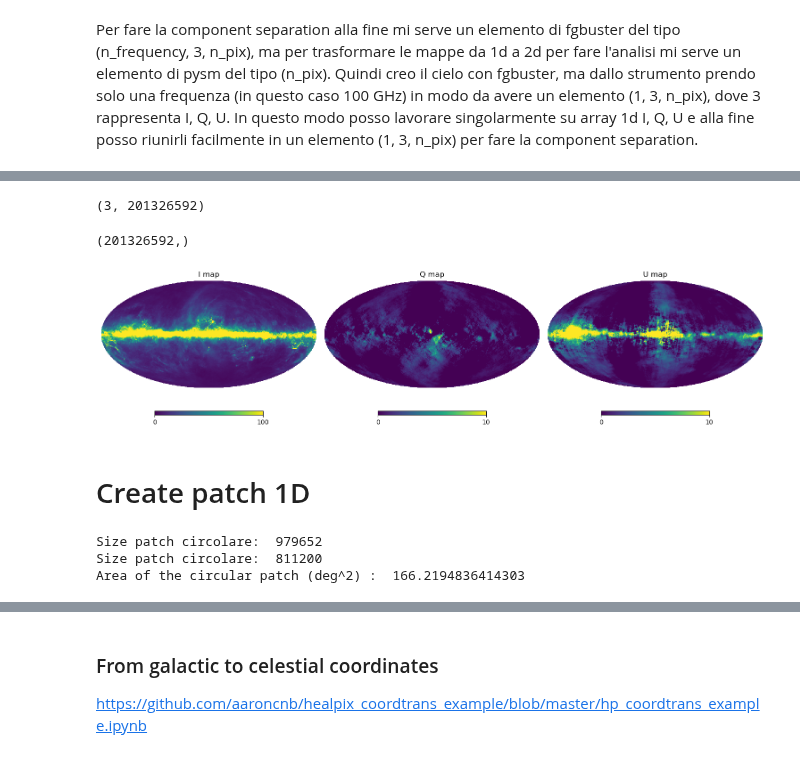
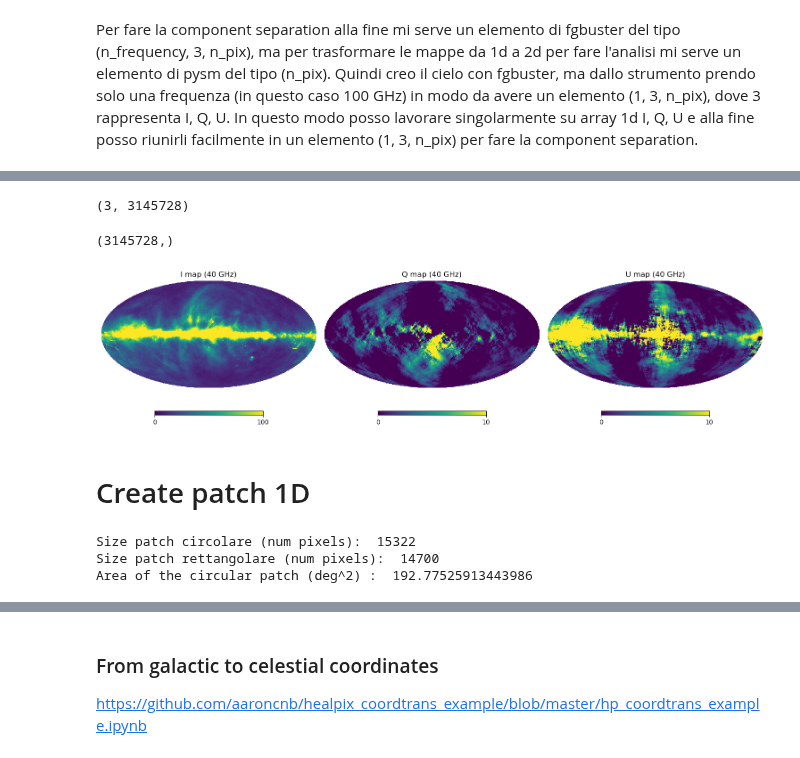
Before and after one commit to racheleguidettii/MastersThesis, a Jupyter notebook: Patch_create.ipynb, the cells around one changed output, grey strips where cells are left out. Saved outputs shown, nothing was run; the diff lists cells and outputs as text; code cells hidden in the pictures.

```diff
--- a/Patch_create.ipynb
+++ b/Patch_create.ipynb
@@ -22,11 +20,11 @@ Nei notebook scritti fino ad ora, i pixel avevano size = 0.5 arcmin. Purtroppo i
 # %%
-nside = 4096
+nside = 512 #64
 
 #Give pixel area given nside in square radians or square degrees.
-pix_area_deg = hp.pixelfunc.nside2pixarea(4096, degrees=True) # degrees
+pix_area_deg = hp.pixelfunc.nside2pixarea(nside, degrees=True) # degrees
 pix_size_deg = np.sqrt(pix_area_deg) # degrees
 pix_size = pix_size_deg *60 #arcmin
 pix_size
 
-print(f"With nside = {nside}, the pixel size is {pix_size} arcmin")
+print(f"With nside = {nside}, the pixel size is {pix_size} arcmin ({pix_size_deg} degrees)")
 # %% [output]
@@ -34,6 +32,6 @@ With nside = 4096, the pixel size is 0.8588716029543514 arcmin
 # %%
 # pysm sky
-sky = pysm3.Sky(nside=4096, preset_strings=["d1", "s1"])
+sky = pysm3.Sky(nside=nside, preset_strings=["d1", "s1"])
 # %% [markdown]
 ## Sky - fgbuster
 # %% [markdown]
@@ -51,6 +39,6 @@ Per fare la component separation alla fine mi serve un elemento di fgbuster del
 # %%
 instrument = get_instrument('LiteBIRD')
 
-sky_fgb    = get_observation(instrument, sky , nside=4096,noise=False, unit='uK_CMB')
+sky_fgb    = get_observation(instrument, sky , nside=nside,noise=False, unit='uK_CMB')
 print(np.shape(sky_fgb))
 # %% [output]
@@ -58,26 +65,22 @@ print(np.shape(sky_fgb))
 # %%
 # seleziono solo alcune frequenze (8 su 15) altrimenti ci mette tantissimo
 mappa40  = sky_fgb[0, :, :]
-mappa60  = sky_fgb[2, :, :]
 mappa68  = sky_fgb[3, :, :]
 mappa78  = sky_fgb[4, :, :]
-mappa89  = sky_fgb[5, :, :]
 mappa100 = sky_fgb[6, :, :]
-mappa119 = sky_fgb[7, :, :]
 mappa140 = sky_fgb[8, :, :]
+mappa195 = sky_fgb[10, :, :]
+mappa280 = sky_fgb[12, :, :]
+mappa402 = sky_fgb[14, :, :]
 
 
-np.shape(mappa60)
+np.shape(mappa40)
 # %% [output]
-(3, 201326592)
+(3, 3145728)
 # %%
 I_map40 = mappa40[0,:]
 Q_map40 = mappa40[1,:]
 U_map40 = mappa40[2,:]
-
-I_map60 = mappa60[0,:]
-Q_map60 = mappa60[1,:]
-U_map60 = mappa60[2,:]
 
 I_map68 = mappa68[0,:]
 Q_map68 = mappa68[1,:]
@@ -87,32 +90,36 @@ I_map78 = mappa78[0,:]
 Q_map78 = mappa78[1,:]
 U_map78 = mappa78[2,:]
 
-I_map89 = mappa89[0,:]
-Q_map89 = mappa89[1,:]
-U_map89 = mappa89[2,:]
-
 I_map100 = mappa100[0,:]
 Q_map100 = mappa100[1,:]
 U_map100 = mappa100[2,:]
-
-I_map119 = mappa119[0,:]
-Q_map119 = mappa119[1,:]
-U_map119 = mappa119[2,:]
 
 I_map140 = mappa140[0,:]
 Q_map140 = mappa140[1,:]
 U_map140 = mappa140[2,:]
 
-np.shape(I_map60)
+I_map195 = mappa195[0,:]
+Q_map195 = mappa195[1,:]
+U_map195 = mappa195[2,:]
+
+I_map280 = mappa280[0,:]
+Q_map280 = mappa280[1,:]
+U_map280 = mappa280[2,:]
+
+I_map402 = mappa402[0,:]
+Q_map402 = mappa402[1,:]
+U_map402 = mappa402[2,:]
+
+np.shape(I_map40)
 # %% [output]
-(201326592,)
+(3145728,)
 # %%
 plt.figure(figsize=(15, 10))
-hp.mollview(I_map60, min=0, max=1e2, title="I map", sub=(1, 3, 1))
-hp.mollview(U_map60, min=0, max=1e1, title="Q map", sub=(1, 3, 2))
-hp.mollview(Q_map60, min=0, max=1e1, title="U map", sub=(1, 3, 3))
+hp.mollview(I_map40, min=0, max=1e2, title="I map (40 GHz)", sub=(1, 3, 1))
+hp.mollview(U_map40, min=0, max=1e1, title="Q map (40 GHz)", sub=(1, 3, 2))
+hp.mollview(Q_map40, min=0, max=1e1, title="U map (40 GHz)", sub=(1, 3, 3))
 # %% [output]
-[figure, old version]
+[figure, new version]
 # %% [markdown]
 # Create patch 1D
 # %%
@@ -157,15 +164,12 @@ RA1 = -60
 RA2 = 60
 dec1 = -70
 dec2 = -40
-# %%
-# test
-patch_test = create_patch(RA1, RA2, dec1, dec2, nside, I_map60)
-
-# la patch è grande 166 deg^2, quindi più di 10x10, ma poi la devo tagliare di nuovo
-# %% [output]
-Size patch circolare:  979652
-Size patch circolare:  811200
-Area of the circular patch (deg^2) :  166.2194836414303
+# %%
+patch_test = create_patch(RA1, RA2, dec1, dec2, nside, I_map40)
+# %% [output]
+Size patch circolare (num pixels):  15322
+Size patch rettangolare (num pixels):  14700
+Area of the circular patch (deg^2) :  192.77525913443986
 # %%
 patch1d_I40 = create_patch(RA1, RA2, dec1, dec2, nside, I_map40)
 patch1d_Q40 = create_patch(RA1, RA2, dec1, dec2, nside, Q_map40)
```
Also changed, not shown: parts of 22 cells of this notebook.
